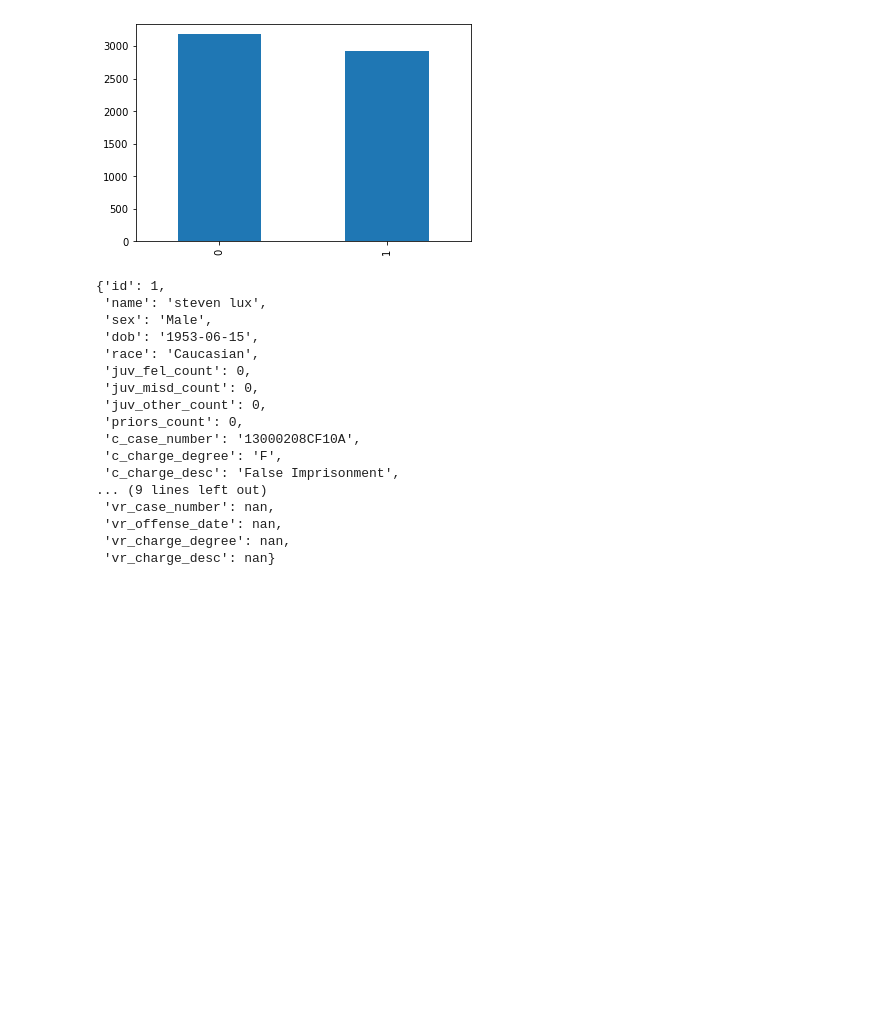
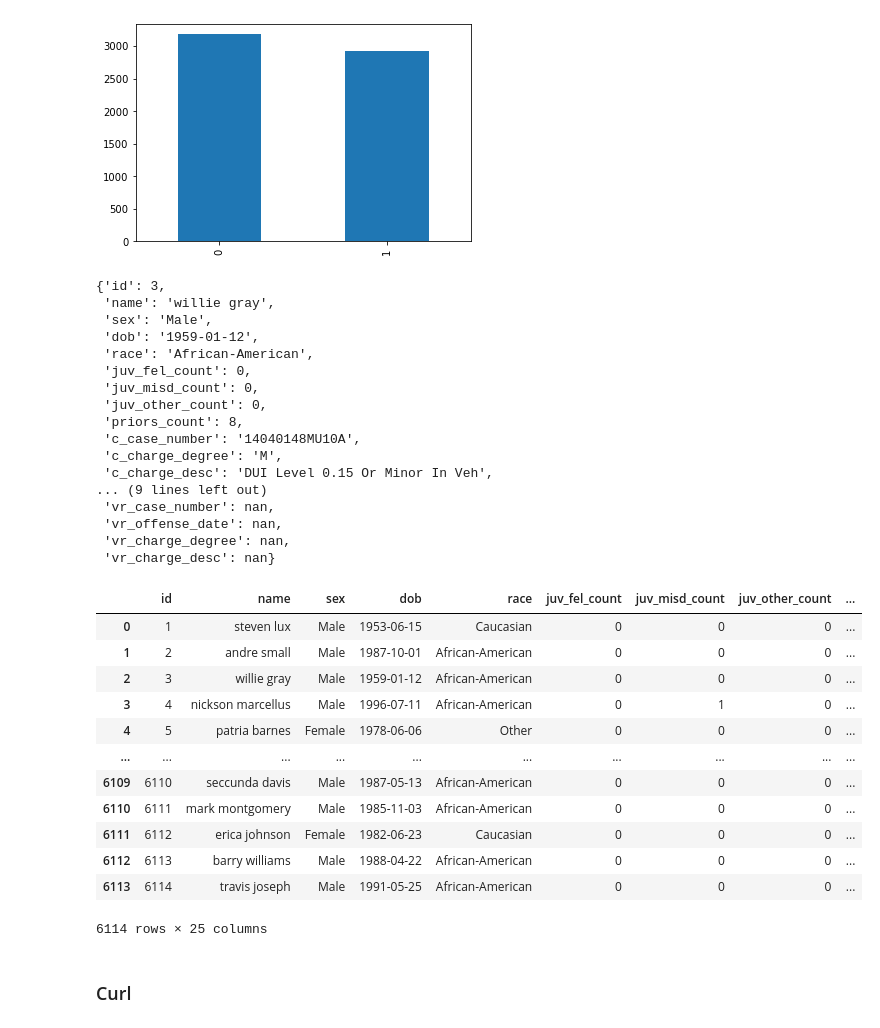
Before and after one commit to LDSAJPinto1306/Capstone-LDSA, a Jupyter notebook: Exploration.ipynb, the cells around one changed output. Saved outputs shown, nothing was run; the diff lists cells and outputs as text; code cells hidden in the pictures; blank space fills up the shorter version.

```diff
--- a/Exploration.ipynb
+++ b/Exploration.ipynb
@@ -155,22 +155,40 @@ cols = [
     ,"vr_charge_desc"
 ]
 
-df[cols].iloc[0].to_dict()
+df[cols].iloc[2].to_dict()
 # %% [output]
-{'id': 1,
- 'name': 'steven lux',
+{'id': 3,
+ 'name': 'willie gray',
  'sex': 'Male',
- 'dob': '1953-06-15',
- 'race': 'Caucasian',
+ 'dob': '1959-01-12',
+ 'race': 'African-American',
  'juv_fel_count': 0,
  'juv_misd_count': 0,
  'juv_other_count': 0,
- 'priors_count': 0,
- 'c_case_number': '13000208CF10A',
- 'c_charge_degree': 'F',
- 'c_charge_desc': 'False Imprisonment',
+ 'priors_count': 8,
+ 'c_case_number': '14040148MU10A',
+ 'c_charge_degree': 'M',
+ 'c_charge_desc': 'DUI Level 0.15 Or Minor In Veh',
 ... (9 lines left out)
  'vr_case_number': nan,
  'vr_offense_date': nan,
  'vr_charge_degree': nan,
  'vr_charge_desc': nan}
+# %%
+df[cols]
+# %% [output]
+|  | id | name | sex | dob | race | juv_fel_count | juv_misd_count | juv_other_count | ... |
+| 0 | 1 | steven lux | Male | 1953-06-15 | Caucasian | 0 | 0 | 0 | ... |
+| 1 | 2 | andre small | Male | 1987-10-01 | African-American | 0 | 0 | 0 | ... |
+| 2 | 3 | willie gray | Male | 1959-01-12 | African-American | 0 | 0 | 0 | ... |
+| 3 | 4 | nickson marcellus | Male | 1996-07-11 | African-American | 0 | 1 | 0 | ... |
+| 4 | 5 | patria barnes | Female | 1978-06-06 | Other | 0 | 0 | 0 | ... |
+| ... | ... | ... | ... | ... | ... | ... | ... | ... | ... |
+| 6109 | 6110 | seccunda davis | Male | 1987-05-13 | African-American | 0 | 0 | 0 | ... |
+| 6110 | 6111 | mark montgomery | Male | 1985-11-03 | African-American | 0 | 0 | 0 | ... |
+| 6111 | 6112 | erica johnson | Female | 1982-06-23 | Caucasian | 0 | 0 | 0 | ... |
+| 6112 | 6113 | barry williams | Male | 1988-04-22 | African-American | 0 | 0 | 0 | ... |
+| 6113 | 6114 | travis joseph | Male | 1991-05-25 | African-American | 0 | 0 | 0 | ... |
+6114 rows × 25 columns
+# %% [markdown]
+### Curl
```
Also changed, not shown: parts of 3 cells of this notebook, 8 other files.
